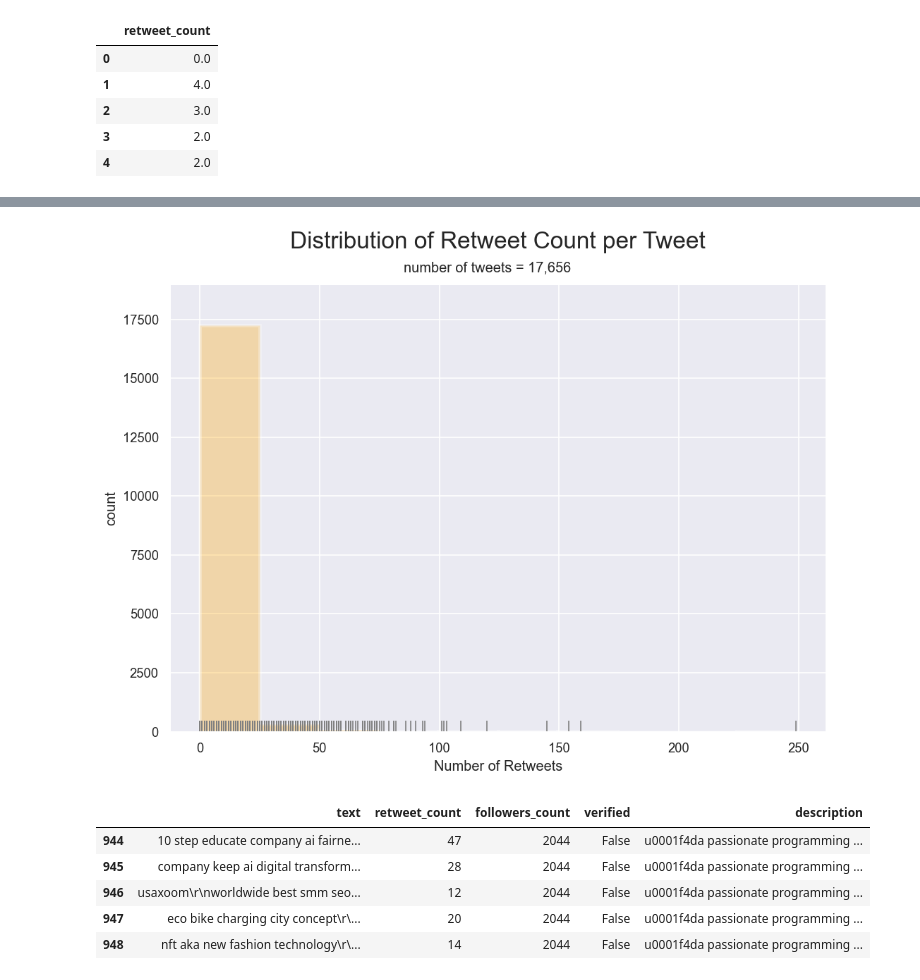
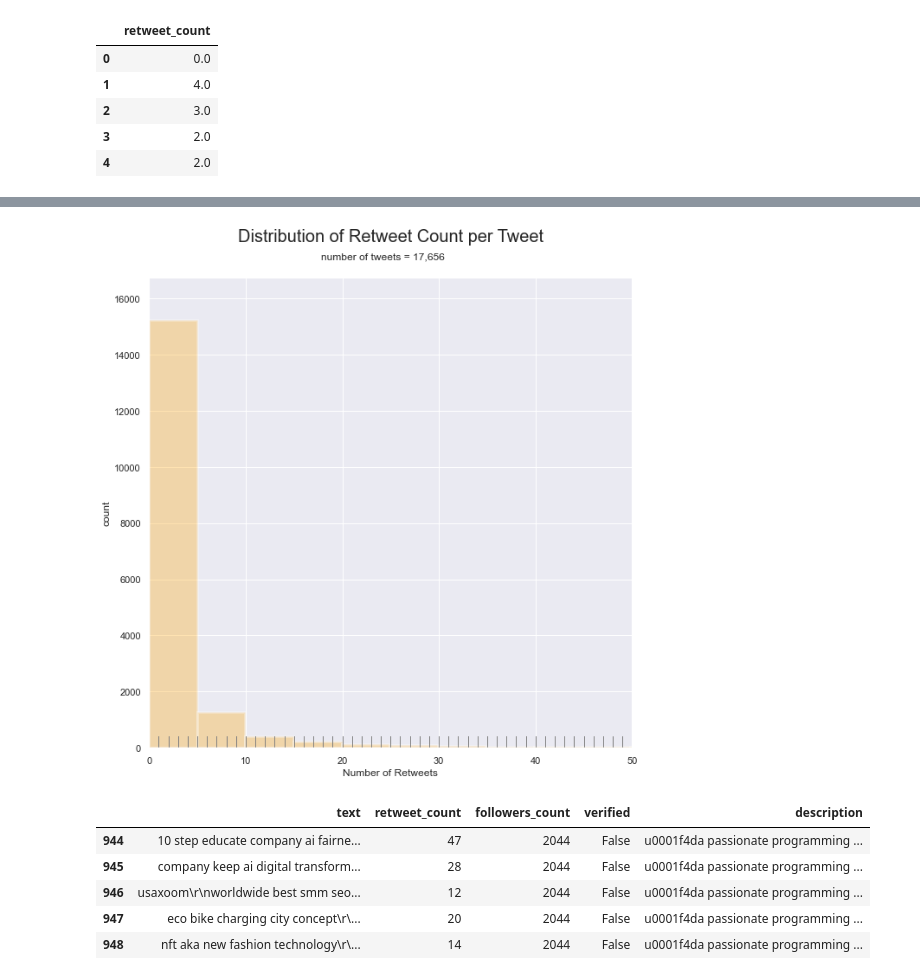
Before and after one commit to sofiapiedrahita/CyberCollective, a Jupyter notebook: Cyber Security Tweets Analysis - Elyse.ipynb, the cells around one changed output, grey strips where cells are left out. Cells and saved outputs as stored; diff of their text form; code cells hidden in the pictures.

```diff
--- a/Cyber Security Tweets Analysis - Elyse.ipynb
+++ b/Cyber Security Tweets Analysis - Elyse.ipynb
@@ -7,7 +7,7 @@ import numpy as np
 import matplotlib.pyplot as plt
 import warnings
 import seaborn as sns
-sns.set(rc={'figure.figsize':(6,8)})
+sns.set(rc={'figure.figsize':(10,10)})
 
 import warnings
 warnings.simplefilter("ignore")
@@ -277,12 +296,13 @@ retweet_cnt.head()
 # %%
-sns.distplot(retweet_cnt, x = retweet_count, kde = False, color = 'gray',  hist_kws={"linewidth": 3,
-...                             "alpha": .3, "color": "orange"}, rug = True, bins = 10)
+fig, ax = plt.subplots(figsize=(10,10))
+sns.distplot(retweet_cnt.retweet_count, kde = False, color = 'gray',  hist_kws={"linewidth": 3, "alpha": .3, "color": "orange"}, rug = True)
 plt.title("Distribution of Retweet Count per Tweet", y = 1.065, size = 20)
 plt.suptitle("number of tweets = 17,656", y = .92)
 plt.xlabel("Number of Retweets")
-plt.ylabel("count");
+plt.ylabel("count")
+plt.xlim((0, 50));
 # %% [output]
-[figure, old version]
+[figure, new version]
 # %%
 over5_rts = data[data.retweet_count.astype("float64") > 10][['text', 'retweet_count', "followers_count", "verified", "description"]]
 over5_rts.head()
```
Also changed, not shown: parts of 4 cells of this notebook.
